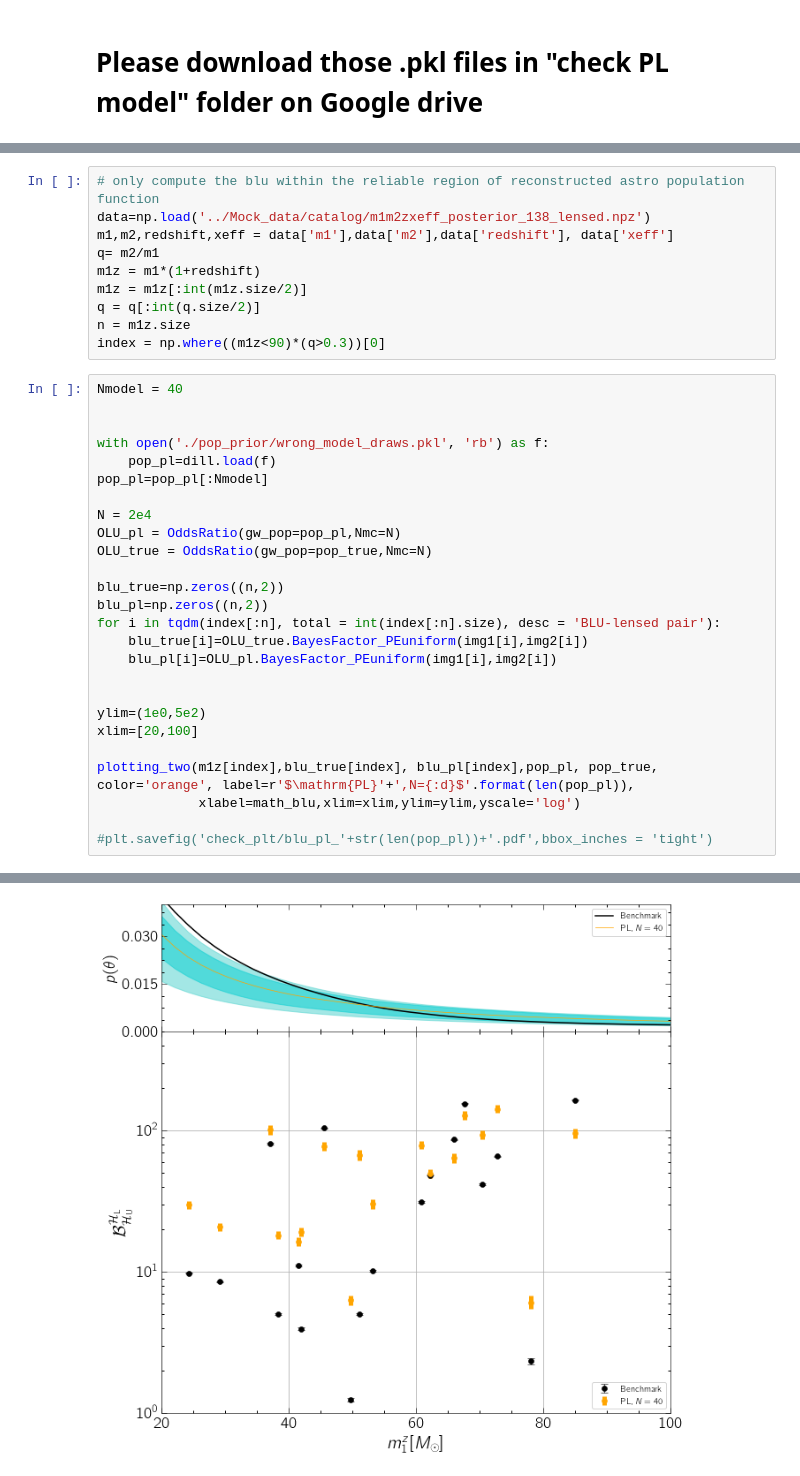
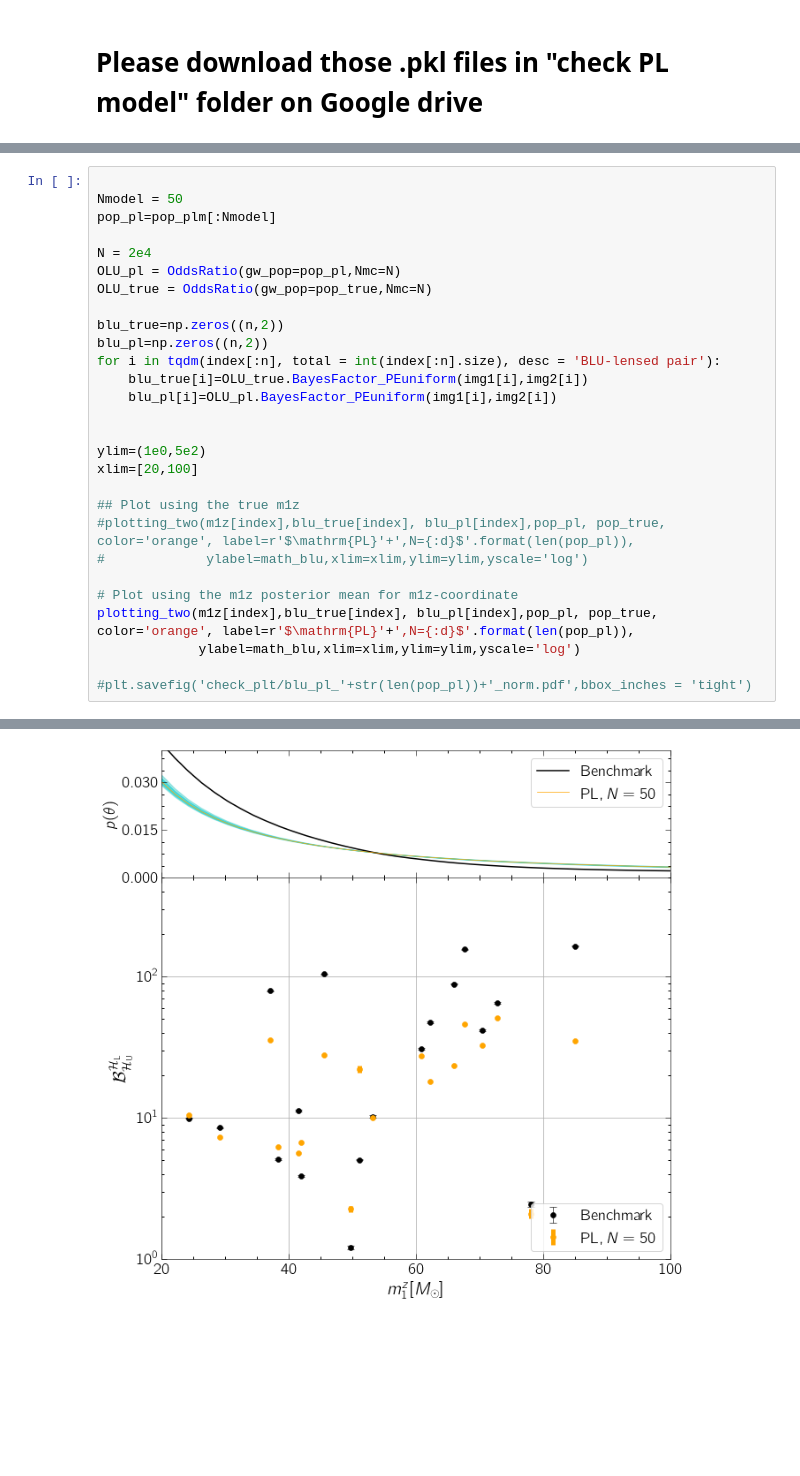
Before and after one commit to sterinaldi/lensingpop, a Jupyter notebook: result/check_pl.ipynb, the cells around one changed output, grey strips where cells are left out. Saved outputs shown, nothing was run; the diff lists cells and outputs as text; blank space fills up the shorter version.

Commit message:
notebook for checking PL model

```diff
--- a/result/check_pl.ipynb
+++ b/result/check_pl.ipynb
@@ -39,20 +63,7 @@ def par_model(s, a, b, mu, sigma):
-# %%
-# only compute the blu within the reliable region of reconstructed astro population function
-data=np.load('../Mock_data/catalog/m1m2zxeff_posterior_138_lensed.npz')
-m1,m2,redshift,xeff = data['m1'],data['m2'],data['redshift'], data['xeff']
-q= m2/m1
-m1z = m1*(1+redshift)
-m1z = m1z[:int(m1z.size/2)]
-q = q[:int(q.size/2)]
-n = m1z.size
-index = np.where((m1z<90)*(q>0.3))[0]
 # %%
-Nmodel = 40
 
-
-with open('./pop_prior/wrong_model_draws.pkl', 'rb') as f:
-    pop_pl=dill.load(f)
-pop_pl=pop_pl[:Nmodel]
+Nmodel = 50
+pop_pl=pop_plm[:Nmodel]
 
 N = 2e4
 OLU_pl = OddsRatio(gw_pop=pop_pl,Nmc=N)
@@ -68,8 +79,13 @@ for i in tqdm(index[:n], total = int(index[:n].size), desc = 'BLU-lensed pair'):
 ylim=(1e0,5e2)
 xlim=[20,100]
 
+## Plot using the true m1z
+#plotting_two(m1z[index],blu_true[index], blu_pl[index],pop_pl, pop_true, color='orange', label=r'$\mathrm{PL}'+',N={:d}$'.format(len(pop_pl)),
+#             ylabel=math_blu,xlim=xlim,ylim=ylim,yscale='log')
+
+# Plot using the m1z posterior mean for m1z-coordinate
 plotting_two(m1z[index],blu_true[index], blu_pl[index],pop_pl, pop_true, color='orange', label=r'$\mathrm{PL}'+',N={:d}$'.format(len(pop_pl)),
-             xlabel=math_blu,xlim=xlim,ylim=ylim,yscale='log')
+             ylabel=math_blu,xlim=xlim,ylim=ylim,yscale='log')
 
-#plt.savefig('check_plt/blu_pl_'+str(len(pop_pl))+'.pdf',bbox_inches = 'tight')
+#plt.savefig('check_plt/blu_pl_'+str(len(pop_pl))+'_norm.pdf',bbox_inches = 'tight')
 # %% [output]
@@ -77,3 +93,3 @@ Nmodel= 40
 (<Figure size 576x576 with 2 Axes>,
  <AxesSubplot:xlabel='$m_1^z [M_{\\odot}]$', ylabel='$\\mathcal{B}_{\\mathcal{H}_{\\mathrm{U}}}^{\\mathcal{H}_{\\mathrm{L}}}$'>)
-[figure, old version]
+[figure, new version]
```
Also changed, not shown: parts of 5 cells of this notebook.
